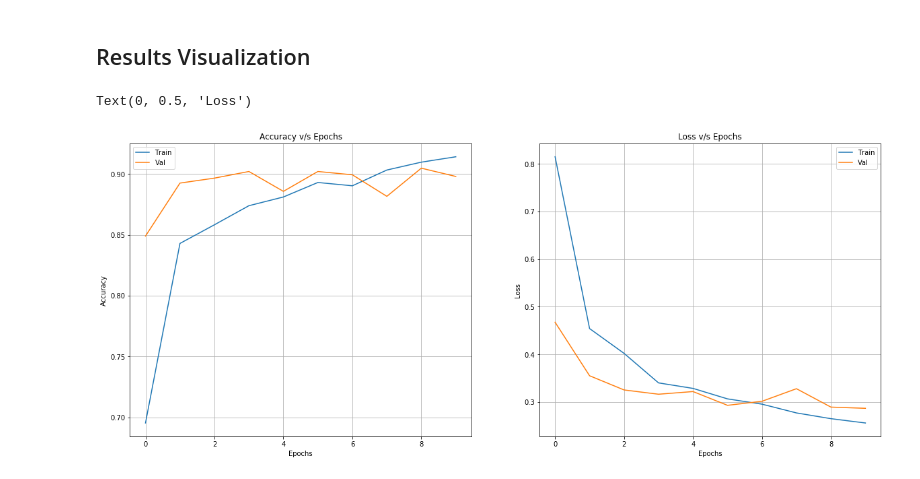
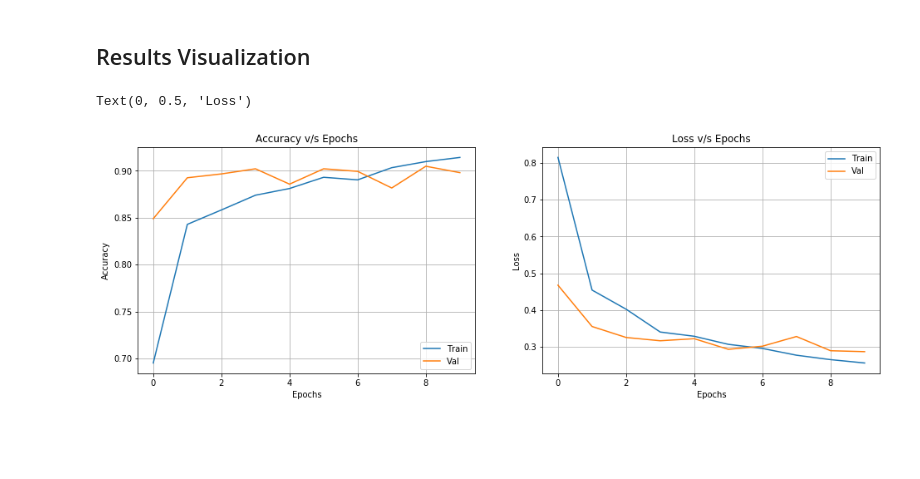
Before and after one commit to ParthikB/Udacity--Tensorflow, a Jupyter notebook: flowers_using_Transfer_Learning.ipynb, the cells around one changed output. Drawn from its saved outputs; the diff is of its cells as text; code cells hidden in the pictures; blank space fills up the shorter version.

```diff
--- a/flowers_using_Transfer_Learning.ipynb
+++ b/flowers_using_Transfer_Learning.ipynb
@@ -157,32 +157,32 @@ Epoch 10/10
 # %%
 train_acc  = history.history['acc']
 train_loss = history.history['loss']
 
 val_acc    = history.history['val_acc']
 val_loss   = history.history['val_loss']
 
 epochs     = list(range(10))
 
-plt.figure(figsize=(20, 8))
+plt.figure(figsize=(16, 5))
 
 plt.subplot(1, 2, 1)
 plt.plot(epochs, train_acc, label='Train')
 plt.plot(epochs, val_acc, label='Val')
 plt.legend()
 plt.grid(1)
 plt.title("Accuracy v/s Epochs")
 plt.xlabel('Epochs')
 plt.ylabel('Accuracy')
 
 
 plt.subplot(1, 2, 2)
 plt.plot(epochs, train_loss, label='Train')
 plt.plot(epochs, val_loss, label='Val')
 plt.legend()
 plt.grid(1)
 plt.title("Loss v/s Epochs")
 plt.xlabel('Epochs')
 plt.ylabel('Loss')
 # %% [output]
 Text(0, 0.5, 'Loss')
-[figure, old version]
+[figure, new version]
```
